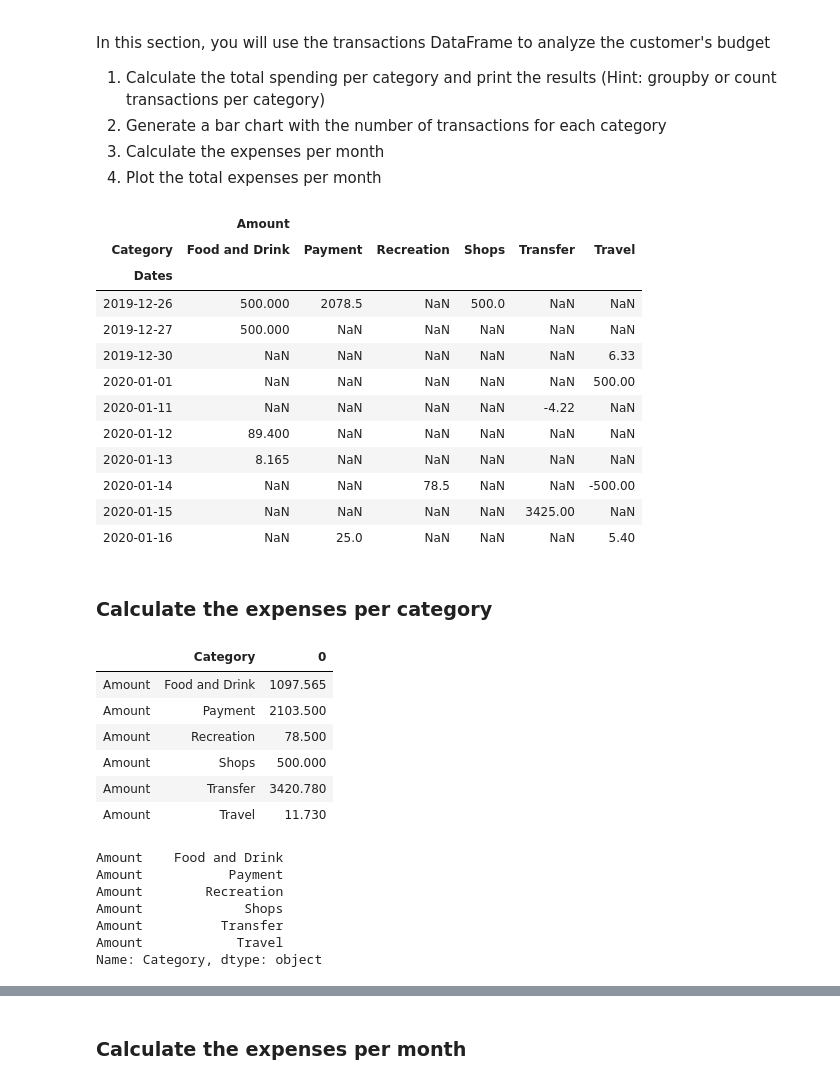
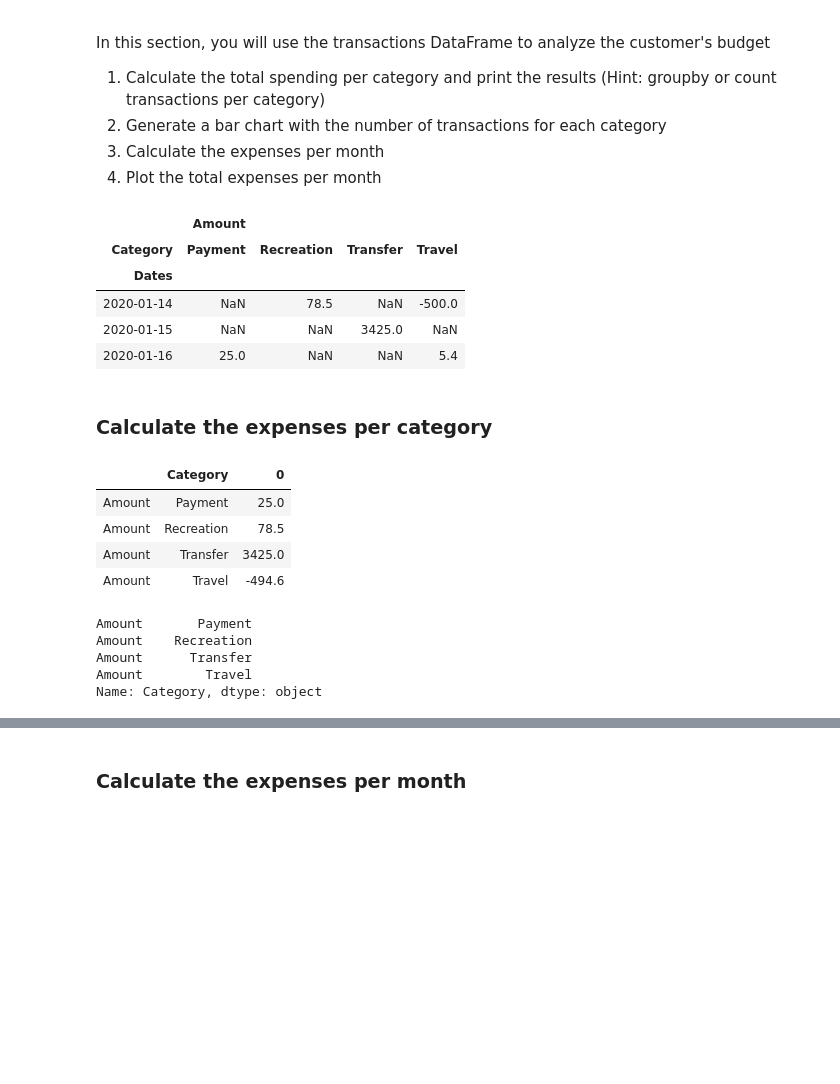
Before and after one commit to exposuretherapy/Learning-APIs, a Jupyter notebook: account_summary.ipynb, the cells around one changed output, grey strips where cells are left out. Cells and saved outputs as stored; diff of their text form; code cells hidden in the pictures; blank space fills up the shorter version.

```diff
--- a/account_summary.ipynb
+++ b/account_summary.ipynb
@@ -60,10 +60,10 @@ In this section, you will use the Plaid Python SDK to connect to the Developer S
 # %% [markdown]
 ### 1. Fetch the Transactions for the last 90 days
 # %%
-start_date = '{:%Y-%m-%d}'.format(datetime.datetime.now() + datetime.timedelta(-90))
+# Pulling data from last year. Going to parse out the last 90 days at another point in the homework.
+start_date = '{:%Y-%m-%d}'.format(datetime.datetime.now() + datetime.timedelta(-365))
 end_date = '{:%Y-%m-%d}'.format(datetime.datetime.now())
 transactions_response = client.Transactions.get(access_token, start_date, end_date)
-# transactions_response
 # %% [markdown]
 ### 2. Print the categories for each transaction
 # %%
@@ -109,0 +120,3 @@ transactions_df["Amount"] = transactions_df["Amount"].astype('float')
+# %%
+transactions_df_90 = transactions_df.iloc[:-10]
+transactions_df_90.head()
@@ -129,22 +150,15 @@ In this section, you will use the transactions DataFrame to analyze the customer
 3. Calculate the expenses per month
 4. Plot the total expenses per month
 # %%
-table_ctgry=pd.pivot_table(transactions_df, index='Dates',columns='Category')
+table_ctgry=pd.pivot_table(transactions_df_90, index='Dates',columns='Category')
 table_ctgry
 # %% [output]
-|  | Amount |  |  |  |  |  |
-| Category | Food and Drink | Payment | Recreation | Shops | Transfer | Travel |
-| Dates |  |  |  |  |  |  |
-| 2019-12-26 | 500.000 | 2078.5 | NaN | 500.0 | NaN | NaN |
-| 2019-12-27 | 500.000 | NaN | NaN | NaN | NaN | NaN |
-| 2019-12-30 | NaN | NaN | NaN | NaN | NaN | 6.33 |
-| 2020-01-01 | NaN | NaN | NaN | NaN | NaN | 500.00 |
-| 2020-01-11 | NaN | NaN | NaN | NaN | -4.22 | NaN |
-| 2020-01-12 | 89.400 | NaN | NaN | NaN | NaN | NaN |
-| 2020-01-13 | 8.165 | NaN | NaN | NaN | NaN | NaN |
-| 2020-01-14 | NaN | NaN | 78.5 | NaN | NaN | -500.00 |
-| 2020-01-15 | NaN | NaN | NaN | NaN | 3425.00 | NaN |
-| 2020-01-16 | NaN | 25.0 | NaN | NaN | NaN | 5.40 |
+|  | Amount |  |  |  |
+| Category | Payment | Recreation | Transfer | Travel |
+| Dates |  |  |  |  |
+| 2020-01-14 | NaN | 78.5 | NaN | -500.0 |
+| 2020-01-15 | NaN | NaN | 3425.0 | NaN |
+| 2020-01-16 | 25.0 | NaN | NaN | 5.4 |
 # %% [markdown]
 ### Calculate the expenses per category
 # %%
@@ -153,21 +167,17 @@ ctgry_sums.reset_index(level='Category',inplace=True)
 ctgry_sums
 # %% [output]
 |  | Category | 0 |
-| Amount | Food and Drink | 1097.565 |
-| Amount | Payment | 2103.500 |
-| Amount | Recreation | 78.500 |
-| Amount | Shops | 500.000 |
-| Amount | Transfer | 3420.780 |
-| Amount | Travel | 11.730 |
+| Amount | Payment | 25.0 |
+| Amount | Recreation | 78.5 |
+| Amount | Transfer | 3425.0 |
+| Amount | Travel | -494.6 |
 # %%
 print(ctgry_sums['Category'])
 # %% [output]
-Amount    Food and Drink
-Amount           Payment
-Amount        Recreation
-Amount             Shops
-Amount          Transfer
-Amount            Travel
+Amount       Payment
+Amount    Recreation
+Amount      Transfer
+Amount        Travel
 Name: Category, dtype: object
 # %%
 ctgry_spending=plt.pie(ctgry_sums[0],labels=ctgry_sums['Category'])
```
Also changed, not shown: parts of 11 cells of this notebook.
